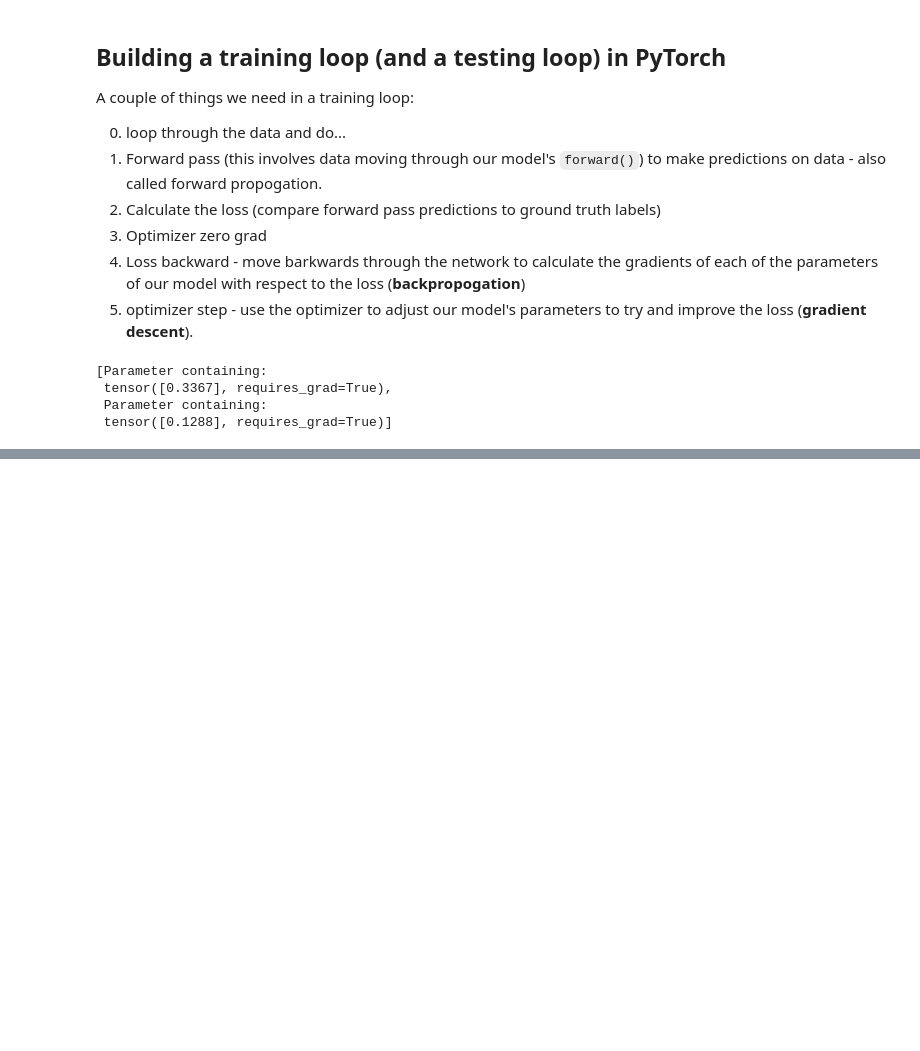
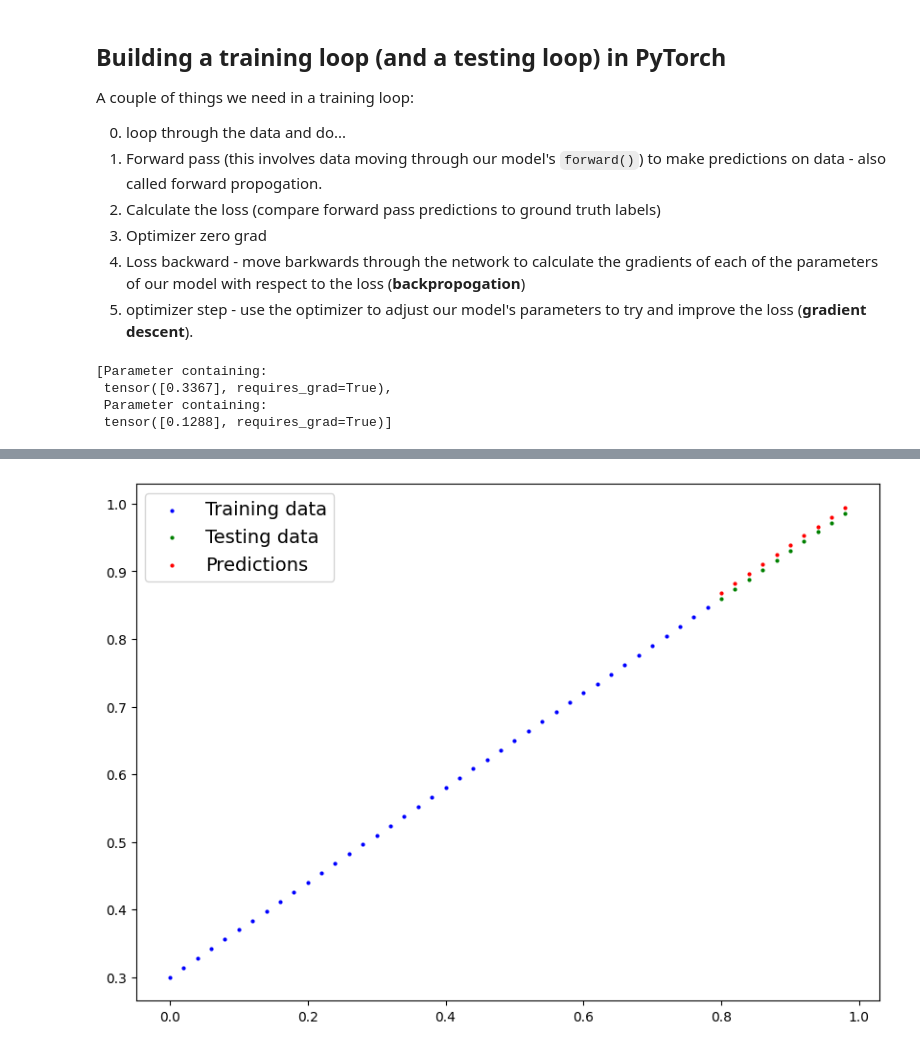
Before and after one commit to Kazim0071/Deep-Learning-with-PyTorch, a Jupyter notebook: 01_PyTorch_workflow.ipynb, the cells around one changed output, grey strips where cells are left out. Drawn from its saved outputs; the diff is of its cells as text; code cells hidden in the pictures; blank space fills up the shorter version.

Commit message:
Testing and evaluating the model.

```diff
--- a/01_PyTorch_workflow.ipynb
+++ b/01_PyTorch_workflow.ipynb
@@ -433,0 +462,7 @@ Epoch: 90 | Train Loss: 0.0272 | Test Loss: 0.0625
+# %%
+with torch.inference_mode():
+  y_pred_new = model_0(X_test)
+
+plot_predictions(predictions=y_pred_new)
+# %% [output]
+[figure, added]
```
Also changed, not shown: parts of 3 cells of this notebook.
